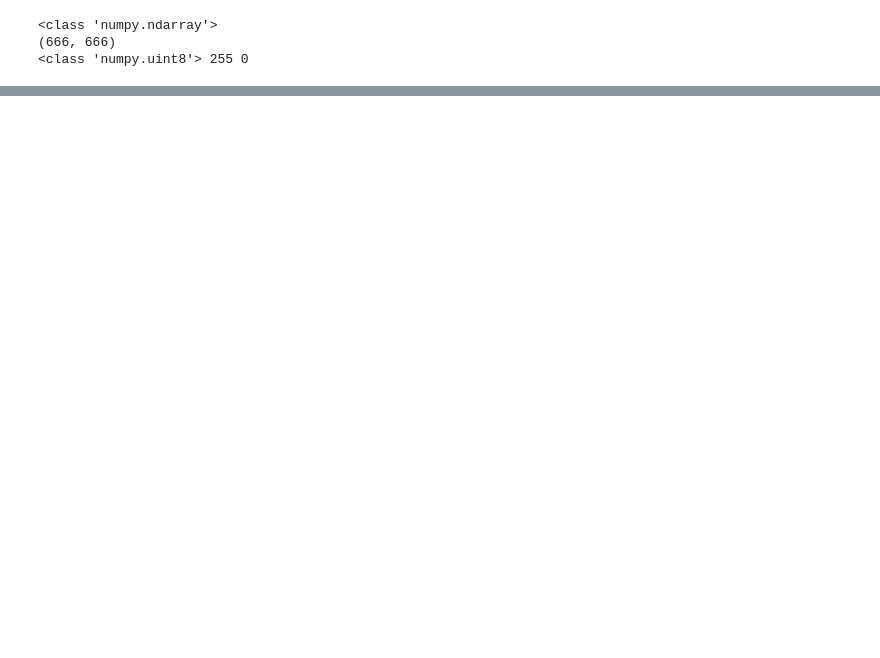
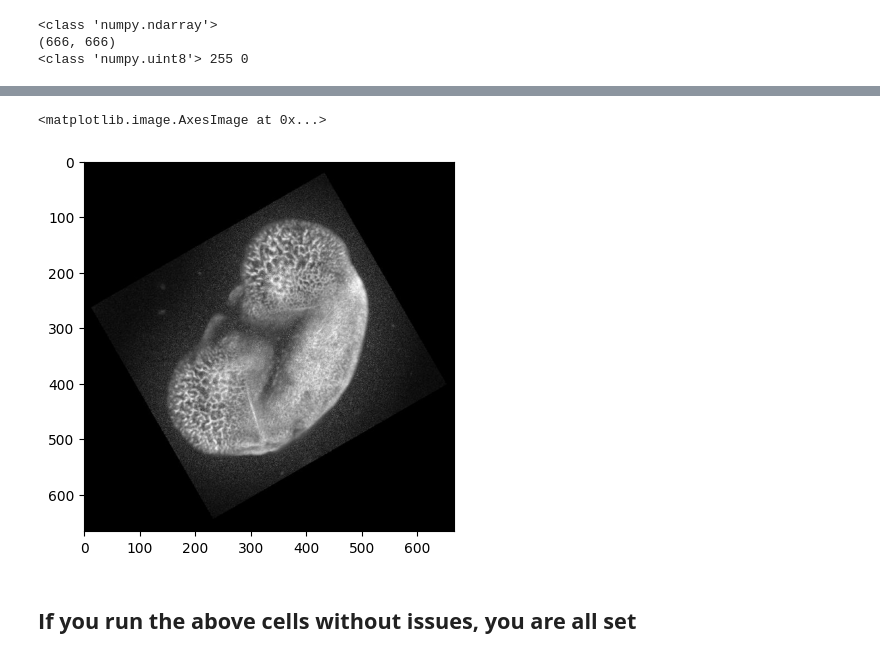
Before and after one commit to aimerykong/MPC2026-tutorial, a Jupyter notebook: code001_setup.ipynb, the cells around one changed output, grey strips where cells are left out. Cells and saved outputs as stored; diff of their text form; code cells hidden in the pictures; blank space fills up the shorter version.

```diff
--- a/code001_setup.ipynb
+++ b/code001_setup.ipynb
@@ -67,4 +78,8 @@ Drive already mounted at /content/gdrive; to attempt to forcibly remount, call d
 # %%
+'''
+let's read an image
+'''
+
 foldername = './my_dataset'
-im = io.imread(os.path.join(foldername, '9_Nelson Lake NE1010 Pos 168_K1.jpg'))
+im = skimage.io.imread(os.path.join(foldername, 'test-image.jpg'))
 # %%
@@ -82,0 +102,8 @@ plt.imshow(im, cmap='gray')
+# %%
+im_flip = np.fliplr(im)
+plt.imshow(im_flip, cmap='gray', vmin=0, vmax=255) # visualize this image
+# %% [output]
+<matplotlib.image.AxesImage at 0x...>
+[figure, added]
+# %% [markdown]
+## **If you run the above cells without issues, you are all set**
```
Also changed, not shown: parts of 10 cells of this notebook.
